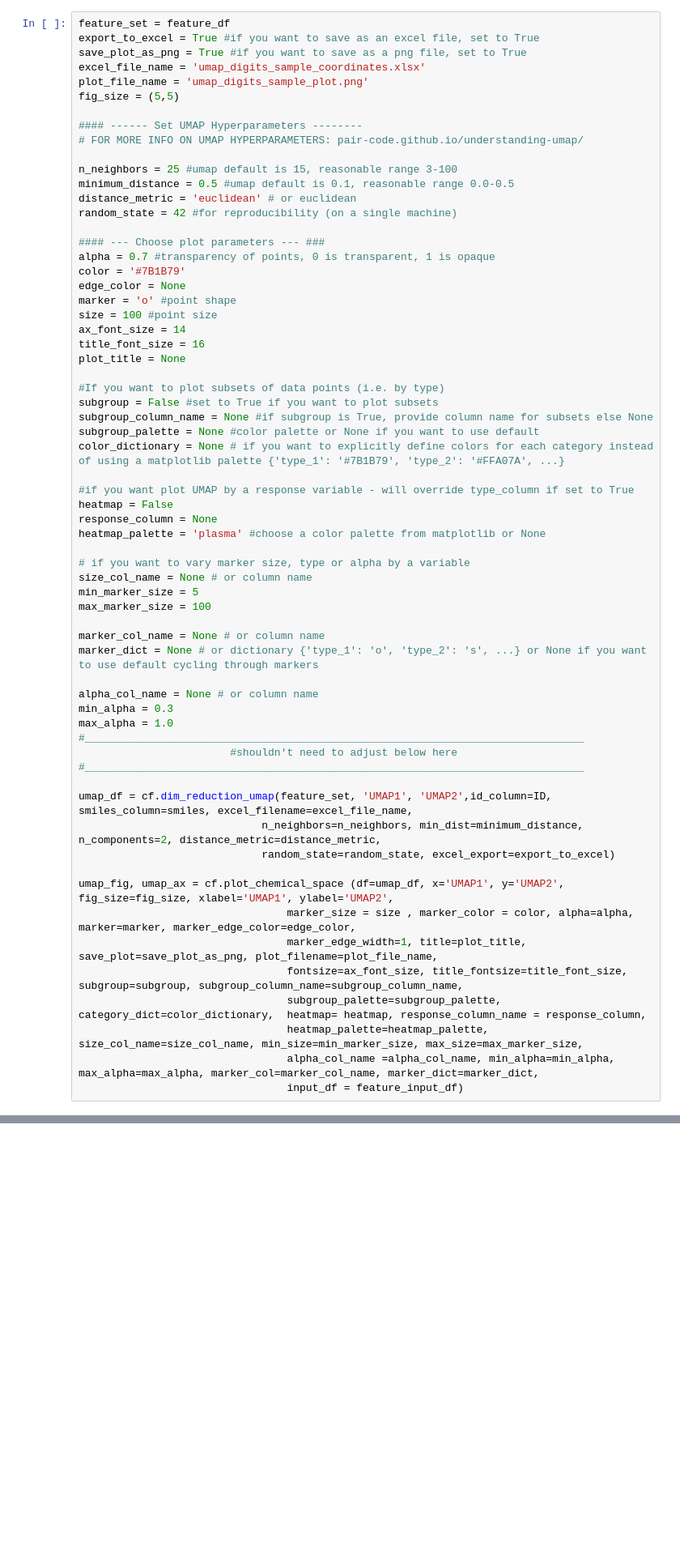
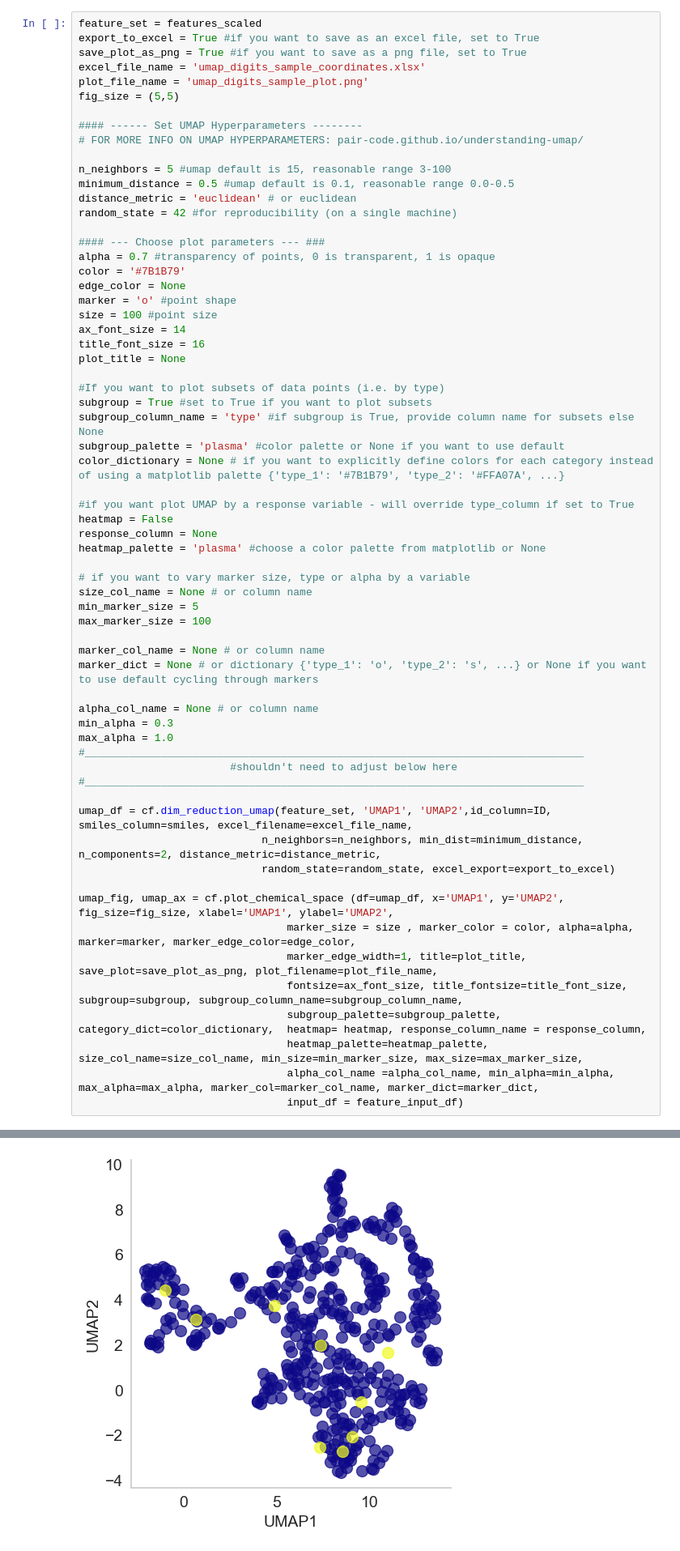
Before and after one commit to SigmanGroup/chemical_space_and_clustering, a Jupyter notebook: chemical_space_and_clustering.ipynb, the cells around one changed output, grey strips where cells are left out. Shown at 81% size. Drawn from its saved outputs; the diff is of its cells as text; blank space fills up the shorter version.

```diff
--- a/chemical_space_and_clustering.ipynb
+++ b/chemical_space_and_clustering.ipynb
@@ -85,7 +88,7 @@ features_scaled = scaler.fit_transform(feature_df)
 # %% [markdown]
 #### Run and Plot UMAP
 # %%
-feature_set = feature_df
+feature_set = features_scaled
 export_to_excel = True #if you want to save as an excel file, set to True
 save_plot_as_png = True #if you want to save as a png file, set to True
 excel_file_name = 'umap_digits_sample_coordinates.xlsx'
@@ -95,7 +98,7 @@ fig_size = (5,5)
 #### ------ Set UMAP Hyperparameters --------
 # FOR MORE INFO ON UMAP HYPERPARAMETERS: pair-code.github.io/understanding-umap/
 
-n_neighbors = 25 #umap default is 15, reasonable range 3-100
+n_neighbors = 5 #umap default is 15, reasonable range 3-100
 minimum_distance = 0.5 #umap default is 0.1, reasonable range 0.0-0.5
 distance_metric = 'euclidean' # or euclidean
 random_state = 42 #for reproducibility (on a single machine)
@@ -111,9 +114,9 @@ title_font_size = 16
 plot_title = None
 
 #If you want to plot subsets of data points (i.e. by type)
-subgroup = False #set to True if you want to plot subsets
-subgroup_column_name = None #if subgroup is True, provide column name for subsets else None
-subgroup_palette = None #color palette or None if you want to use default
+subgroup = True #set to True if you want to plot subsets
+subgroup_column_name = 'type' #if subgroup is True, provide column name for subsets else None
+subgroup_palette = 'plasma' #color palette or None if you want to use default
 color_dictionary = None # if you want to explicitly define colors for each category instead of using a matplotlib palette {'type_1': '#7B1B79', 'type_2': '#FFA07A', ...}
 
 #if you want plot UMAP by a response variable - will override type_column if set to True
@@ -148,3 +151,4 @@ umap_fig, umap_ax = cf.plot_chemical_space (df=umap_df, x='UMAP1', y='UMAP2', fi
                                  heatmap_palette=heatmap_palette, size_col_name=size_col_name, min_size=min_marker_size, max_size=max_marker_size,
                                  alpha_col_name =alpha_col_name, min_alpha=min_alpha, max_alpha=max_alpha, marker_col=marker_col_name, marker_dict=marker_dict,
                                  input_df = feature_input_df)
+# %% [output]
@@ -151,3 +157,4 @@ umap_fig, umap_ax = cf.plot_chemical_space (df=umap_df, x='UMAP1', y='UMAP2', fi
+[figure, added]
 # %% [markdown]
 ### TSNE
 # %% [markdown]
```
Also changed, not shown: parts of 10 cells of this notebook, 1 other file.
